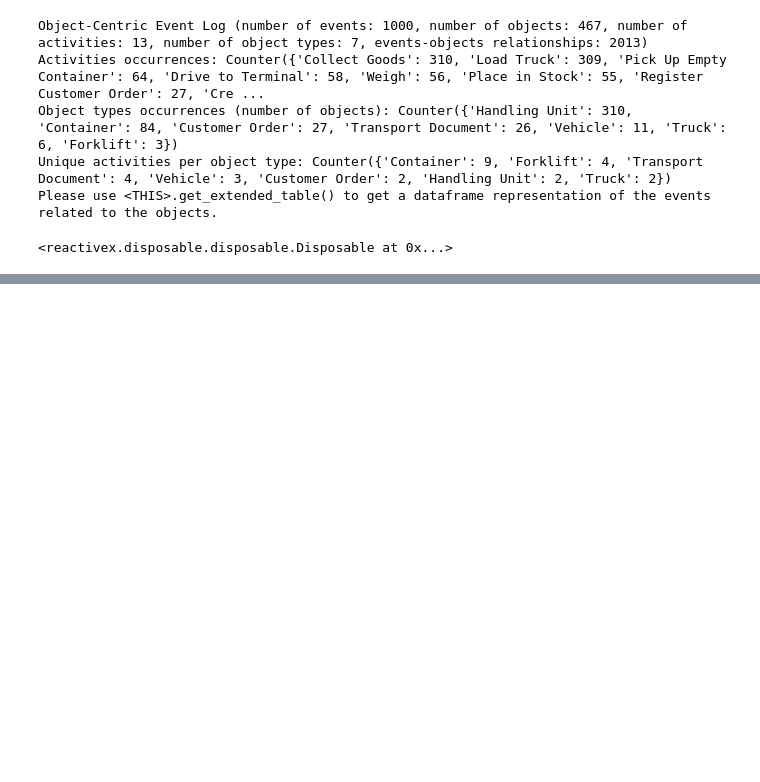
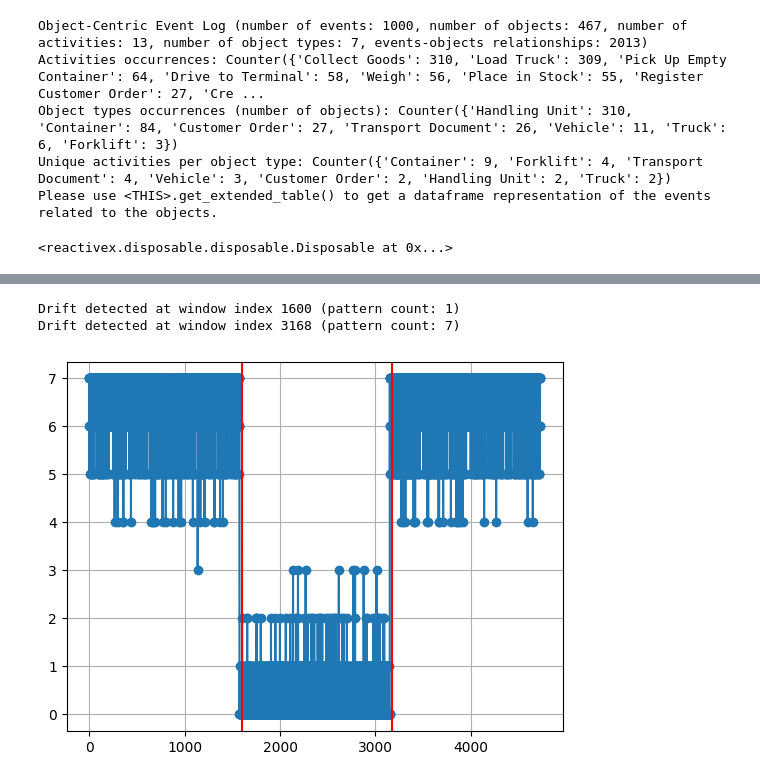
Before and after one commit to beamline/pybeamline, a Jupyter notebook: ipynbs/MVP1/MVP1.ipynb, the cells around one changed output, grey strips where cells are left out. Saved outputs shown, nothing was run; the diff lists cells and outputs as text; code cells hidden in the pictures; blank space fills up the shorter version.

Commit message:
Concept drift introduction in MVP1, refactoring and dict to test source

```diff
--- a/ipynbs/MVP1/MVP1.ipynb
+++ b/ipynbs/MVP1/MVP1.ipynb
@@ -108,0 +127,74 @@ log_original =
+# %%
+import reactivex
+from pybeamline.sources.string_ocel_test_source import dict_test_ocel_source
+from river import drift
+from reactivex import operators as ops
+import matplotlib.pyplot as plt
+
+
+Non_digitalized_service = [
+    {"activity": "Create Order", "objects": {"Order": ["o1"]}},
+    {"activity": "Add Item", "objects": {"Order": ["o1"], "Item": ["i1"]}},
+    {"activity": "Approve Order", "objects": {"Order": ["o1"]}},
+    {"activity": "Pack Items", "objects": {"Order": ["o1"], "Item": ["i1"], "Package": ["p1"]}},
+    {"activity": "Ship Order", "objects": {"Order": ["o1"], "Shipment": ["s1"]}},
+    {"activity": "Invoice Order", "objects": {"Order": ["o1"], "Invoice": ["inv1"]}},
+]
+
+digitalized_service = [
+    {"activity": "Create Order", "objects": {"Order": ["o2"]}},
+    {"activity": "Add Digital Product", "objects": {"Order": ["o2"], "DigitalItem": ["di1"]}},
+    {"activity": "Approve Order", "objects": {"Order": ["o2"]}},
+    {"activity": "Activate License", "objects": {"Order": ["o2"], "DigitalItem": ["di1"], "License": ["lic1"]}},
+    {"activity": "Send Download Link", "objects": {"Order": ["o2"], "DigitalItem": ["di1"]}},
+    {"activity": "Invoice Order", "objects": {"Order": ["o2"], "Invoice": ["inv2"]}},
+]
+
+log_without_drift = dict_test_ocel_source([(Non_digitalized_service, 10000), (digitalized_service, 500)], shuffle=True)
+
+log_with_drift = dict_test_ocel_source([(Non_digitalized_service, 500), (digitalized_service, 10000)], shuffle=True)
+combined_log = log_without_drift + log_with_drift + log_without_drift
+
+pattern = ("Approve Order", "Pack Items")
+
+
+drift_detector = drift.ADWIN()
+data = []
+drifts = []
+
+def check_for_drift():
+    index = 0
+    def _process(x):
+        nonlocal index
+        drift_detector.update(x)
+        index += 1
+        if drift_detector.drift_detected:
+            drifts.append(index)
+            print(f"Drift detected at window index {index} (pattern count: {x})")
+    return ops.do_action(_process)
+
+
+
+combined_log.pipe(
+    ops.buffer_with_count(40),
+    #ops.do_action(lambda x: print(f"🧩 Buffered window: {x}")),
+    ops.flat_map(lambda events: reactivex.from_iterable(events).pipe(
+        ops.pairwise(),
+        ops.filter(lambda pair: any(obj in pair[0].get_object_ids() for obj in pair[1].get_object_ids())
+                        and pair[0].get_event_name() == pattern[0] and pair[1].get_event_name() == pattern[1]),
+        ops.count()
+        )
+    ),
+    check_for_drift()
+).subscribe(lambda x: data.append(x))
+
+
+plt.plot(data, marker='o')
+plt.grid()
+for drift_detected in drifts:
+    plt.axvline(drift_detected, color='red')
+plt.show()
+# %% [output]
+Drift detected at window index 1600 (pattern count: 1)
+Drift detected at window index 3168 (pattern count: 7)
+[figure, added]
```
Also changed, not shown: parts of 10 cells of this notebook, 8 other files.
